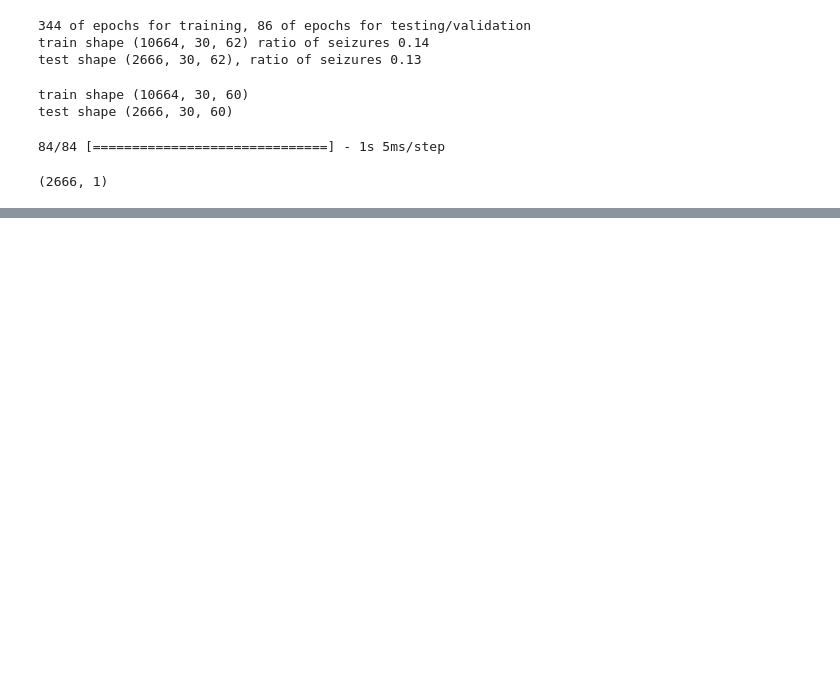
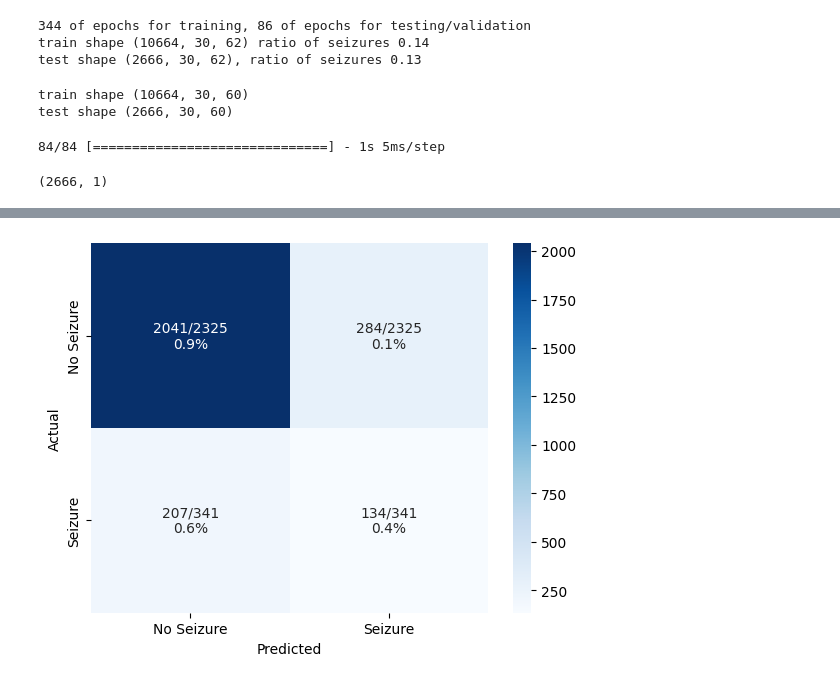
Before and after one commit to anacbroggini/AI-SeizureDetection, a Jupyter notebook: Testing_saved_model.ipynb, the cells around one changed output, grey strips where cells are left out. Drawn from its saved outputs; the diff is of its cells as text; code cells hidden in the pictures; blank space fills up the shorter version.

```diff
--- a/Testing_saved_model.ipynb
+++ b/Testing_saved_model.ipynb
@@ -21,7 +21,7 @@ from sklearn.preprocessing import StandardScaler
 from tensorflow.keras.models import load_model
 
 # Load the saved model with custom_objects
-loaded_model = load_model('saved_model/my_RNN_model')
+loaded_model = load_model('saved_model/my_RNN_model_60per5')
 # %%
 import source.plots as plots
 import source
@@ -139,0 +148,4 @@ NameError: name 'model' is not defined
+# %%
+plots.plot_confusion_matrix(y_test, y_pred_c)
+# %% [output]
+[figure, added]
```
Also changed, not shown: parts of 3 cells of this notebook, 1 other file.
